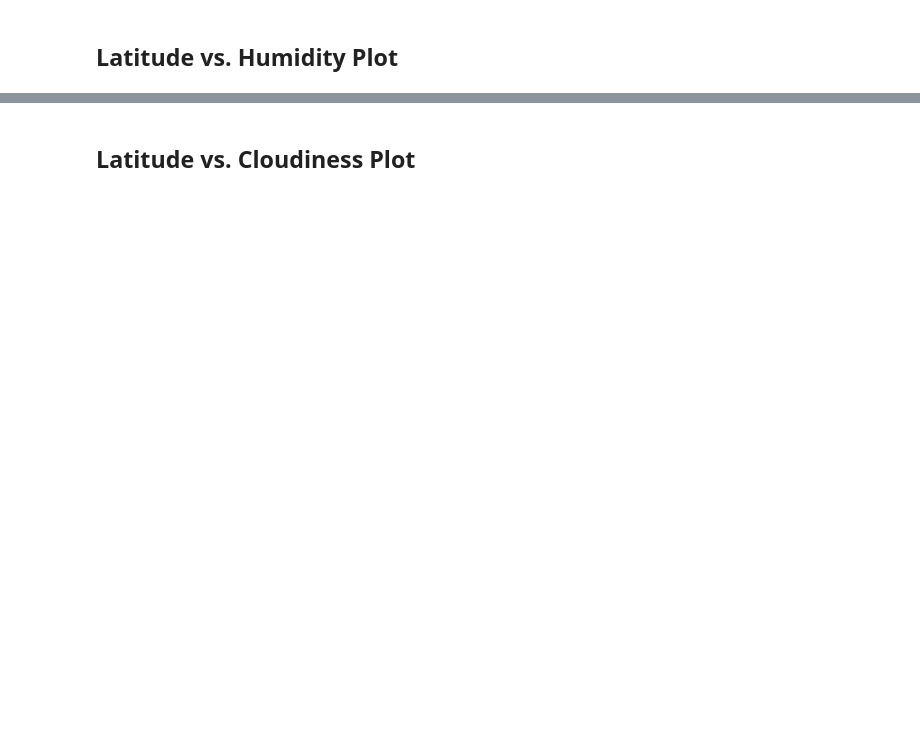
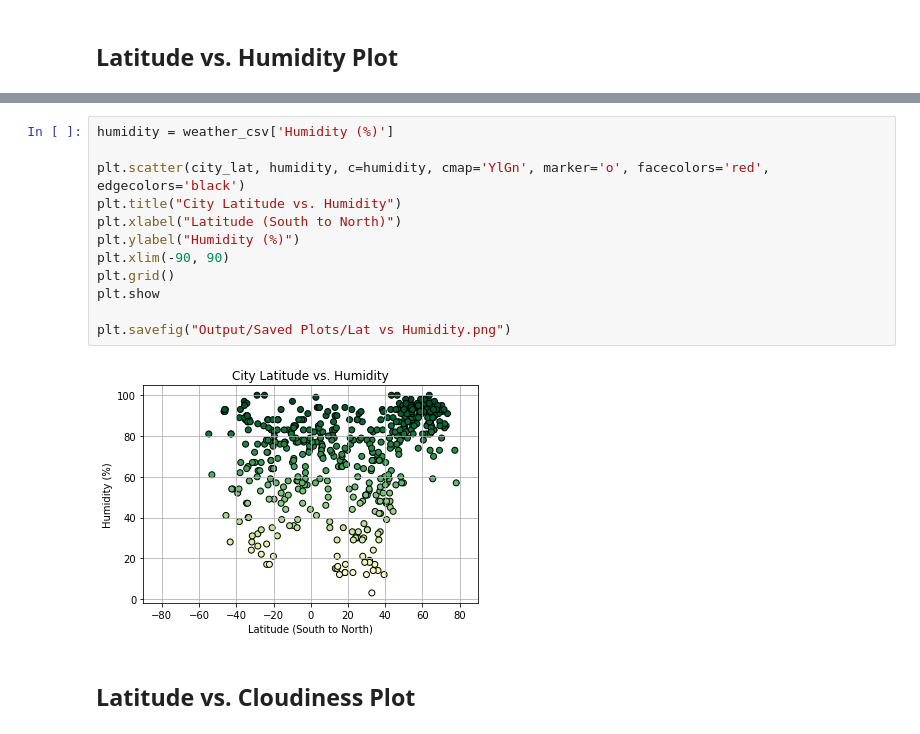
Before and after one commit to wgaechter/WG_API_HW, a Jupyter notebook: Code/WeatherPy/WeatherPy.ipynb, the cells around one changed output, grey strips where cells are left out. Drawn from its saved outputs; the diff is of its cells as text; blank space fills up the shorter version.

```diff
--- a/Code/WeatherPy/WeatherPy.ipynb
+++ b/Code/WeatherPy/WeatherPy.ipynb
@@ -181,2 +200,16 @@ Int64Index([], dtype='int64')
+# %%
+humidity = weather_csv['Humidity (%)']
+
+plt.scatter(city_lat, humidity, c=humidity, cmap='YlGn', marker='o', facecolors='red', edgecolors='black')
+plt.title("City Latitude vs. Humidity")
+plt.xlabel("Latitude (South to North)")
+plt.ylabel("Humidity (%)")
+plt.xlim(-90, 90)
+plt.grid()
+plt.show
+
+plt.savefig("Output/Saved Plots/Lat vs Humidity.png")
+# %% [output]
+[figure, added]
 # %% [markdown]
 ## Latitude vs. Cloudiness Plot
```
Also changed, not shown: parts of 33 cells of this notebook, 1 other file.
